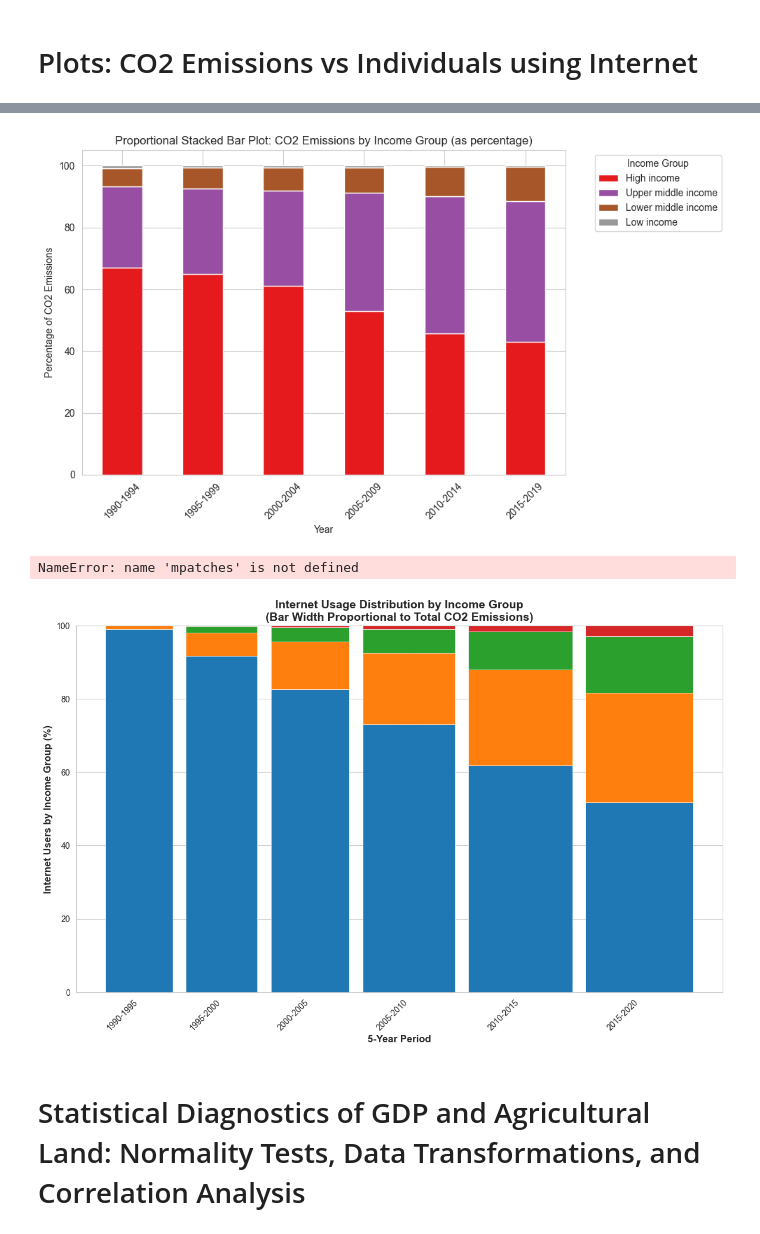
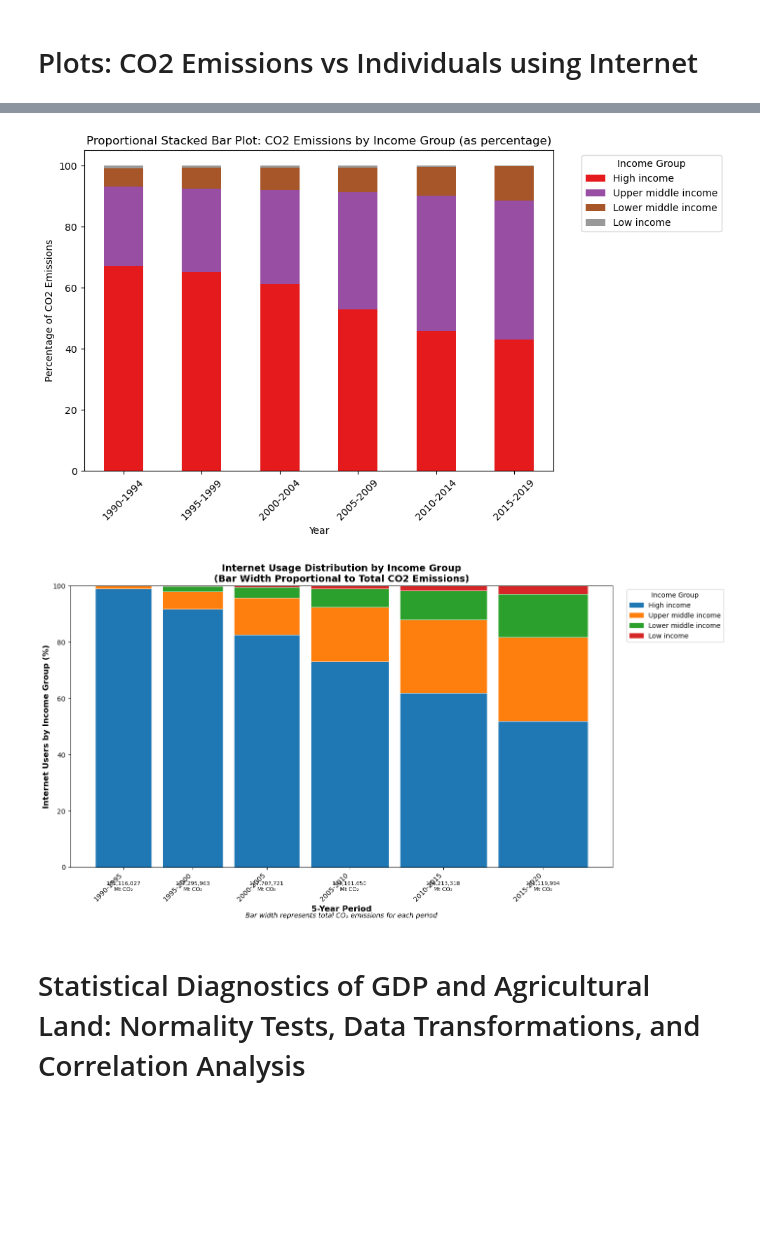
Before and after one commit to Avonik/ASDA_2025_newGroup_4_Portfolio, a Jupyter notebook: notebooks/week_06_group_4_notebook.ipynb, the cells around one changed output, grey strips where cells are left out. Cells and saved outputs as stored; diff of their text form; code cells hidden in the pictures; blank space fills up the shorter version.

```diff
--- a/notebooks/week_06_group_4_notebook.ipynb
+++ b/notebooks/week_06_group_4_notebook.ipynb
@@ -152,7 +168,7 @@ Total missing values (both columns): 1003
 Total number of entries: 6031
 # %%
 # dropping nan values from
-df = df.dropna(subset=['co2_emissions','individuals_using_internet'])
+df = df.dropna(subset=['co2_emisions','individuals_using_internet'])
 df.shape
 # %% [output]
 (5247, 19)
@@ -485,12 +483,12 @@ df['year_group'] = (df['year'] // 5) * 5
 
 # Sum CO2 emissions by year group and income group
 grouped = df.groupby(['year_group', 'income_group']).agg(
-    total_co2_emissions=('co2_emissions', 'sum')
+    total_co2_emisions=('co2_emisions', 'sum')
 ).reset_index()
 
 # Pivot the data for stacking purposes
 pivot_df = grouped.pivot_table(
-    values='total_co2_emissions',
+    values='total_co2_emisions',
     index='year_group',
     columns='income_group',
     aggfunc='sum',
@@ -523,7 +521,7 @@ plt.tight_layout()
 # Display the plot
 plt.show()
 # %% [output]
-[figure, old version]
+[figure, new version]
 # %%
 ## this is not working: proportianal box plots and adding another parameter is not working!!
 
@@ -548,7 +546,7 @@ year_groups = sorted(df['year_group'].unique())
 period_labels = {yg: f"{yg}-{yg+5}" for yg in year_groups}
 
 # Calculate total CO2 emissions per year_group (for bar width)
-co2_per_period = df.groupby('year_group')['co2_emissions'].sum().reindex(year_groups)
+co2_per_period = df.groupby('year_group')['co2_emisions'].sum().reindex(year_groups)
 
 # Normalize widths (scale to reasonable bar widths)
 max_width = 0.8
@@ -602,35 +600,34 @@ ax.set_title('Internet Usage Distribution by Income Group\n(Bar Width Proportion
              fontsize=14, fontweight='bold')
 
 # Set x-axis ticks and labels
 ax.set_xticks(x_positions)
 ax.set_xticklabels([period_labels[yg] for yg in year_groups], rotation=45, ha='right')
 
 # Set y-axis limits
 ax.set_ylim(0, 100)
 
 # Create legend
 legend_patches = [mpatches.Patch(color=colors[group], label=group) for group in income_order]
 ax.legend(handles=legend_patches, title='Income Group', loc='upper left', bbox_to_anchor=(1.02, 1))
 
 # Add CO2 emissions annotation below each bar
 for i, yg in enumerate(year_groups):
     ax.annotate(f'{co2_per_period[yg]:,.0f}\nMt CO₂',
                 xy=(x_positions[i], -5),
                 ha='center', va='top', fontsize=8,
                 annotation_clip=False)
 
 # Add note about bar width
 ax.text(0.5, -0.18, 'Bar width represents total CO₂ emissions for each period',
         transform=ax.transAxes, ha='center', fontsize=10, style='italic')
 
 # Adjust layout
 plt.tight_layout()
 plt.subplots_adjust(bottom=0.2, right=0.85)
 
 plt.show()
 # %% [output]
-NameError: name 'mpatches' is not defined
-[figure, old version]
+[figure, new version]
 # %% [markdown]
 # Statistical Diagnostics of GDP and Agricultural Land: Normality Tests, Data Transformations, and Correlation Analysis
 # %%
```
Also changed, not shown: parts of 48 cells of this notebook.
